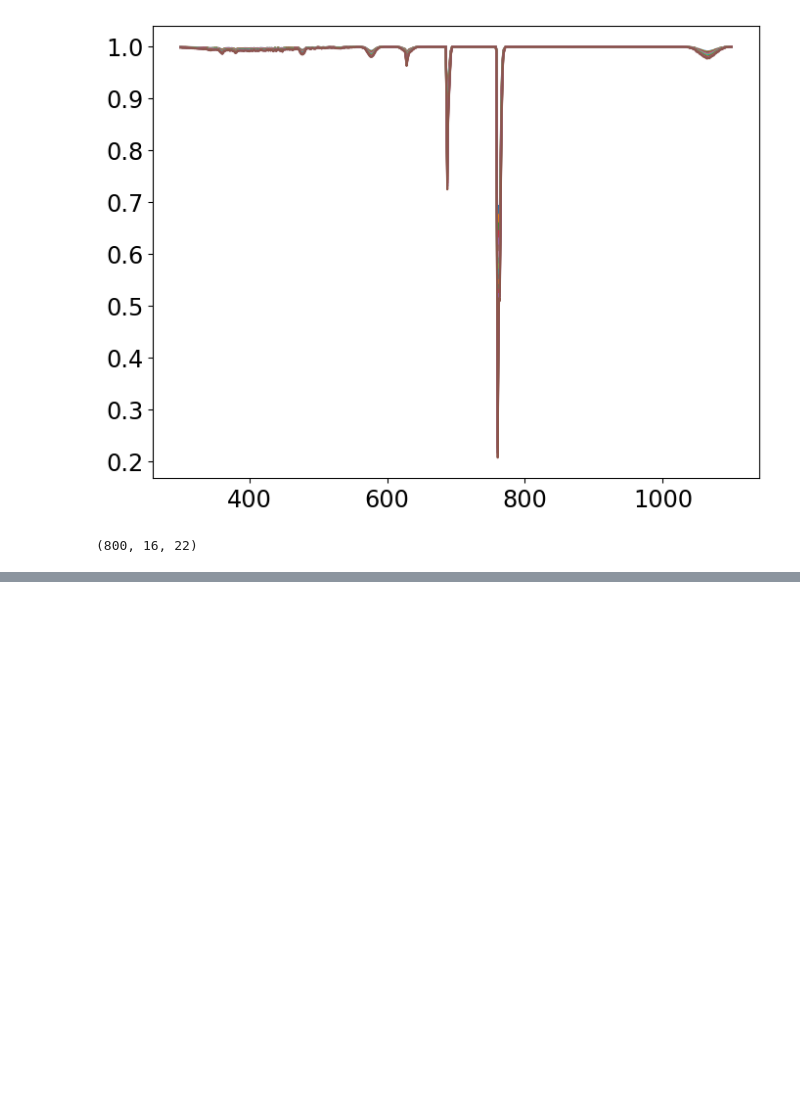
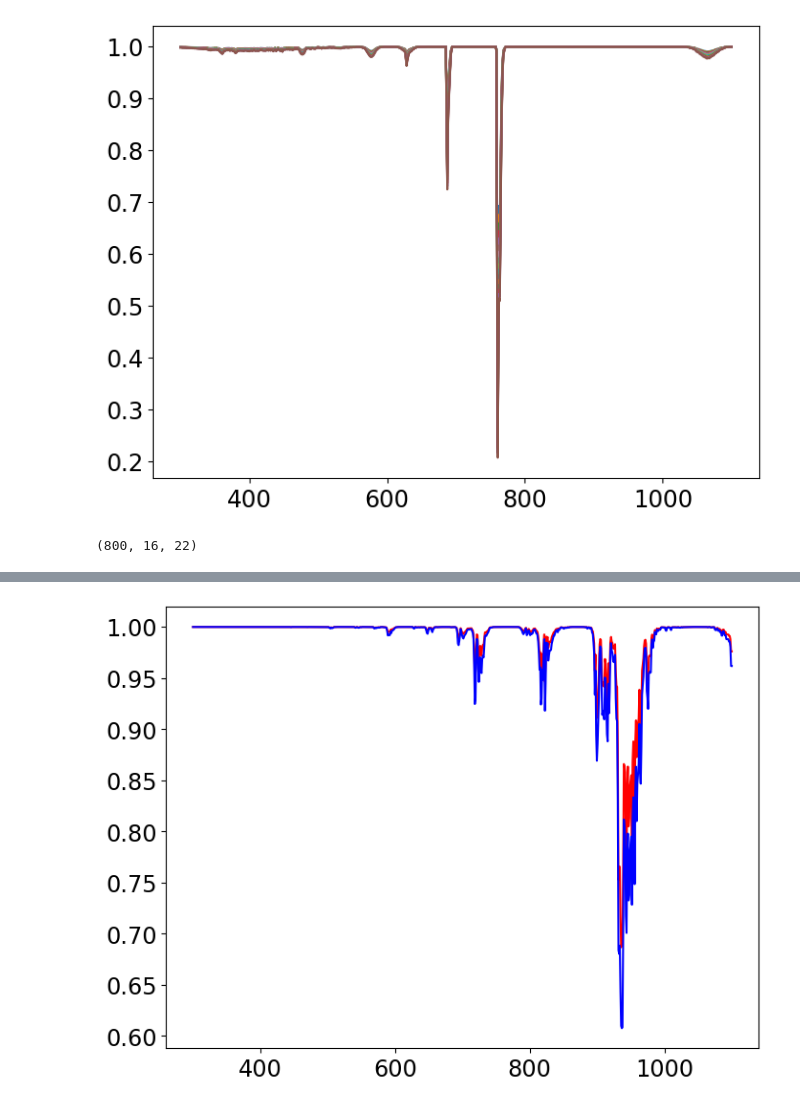
Before and after one commit to sylvielsstfr/AtmEmulator, a Jupyter notebook: GenerateGrids/CheckAtmGrids.ipynb, the cells around one changed output, grey strips where cells are left out. Saved outputs shown, nothing was run; the diff lists cells and outputs as text; code cells hidden in the pictures; blank space fills up the shorter version.

```diff
--- a/GenerateGrids/CheckAtmGrids.ipynb
+++ b/GenerateGrids/CheckAtmGrids.ipynb
@@ -150,0 +172,5 @@ plt.plot(WL,data_H2Oabs_training[:,:,9]);
+# %%
+plt.plot(WL,data_H2Oabs_training[:,1,5],'r');
+plt.plot(WL,data_H2Oabs_training[:,8,5],'b');
+# %% [output]
+[figure, added]
```
Also changed, not shown: parts of 8 cells of this notebook, 12 other files.
